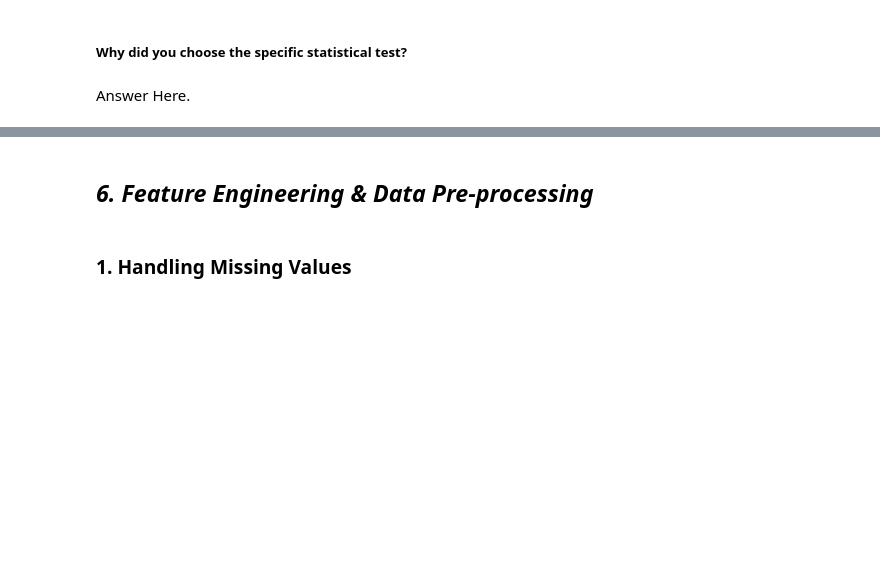
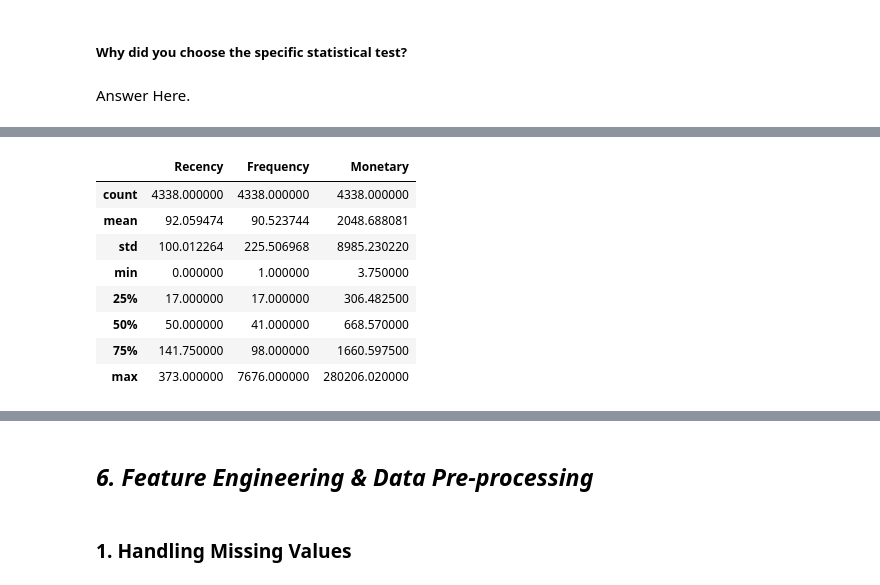
Before and after one commit to akshat-mishra-ds/Myntra-Online-Retail-Customer-Segmentation, a Jupyter notebook: Myntra_Online_Retail_Customer_Segmentation.ipynb, the cells around one changed output, grey strips where cells are left out. Cells and saved outputs as stored; diff of their text form; code cells hidden in the pictures; blank space fills up the shorter version.

```diff
--- a/Myntra_Online_Retail_Customer_Segmentation.ipynb
+++ b/Myntra_Online_Retail_Customer_Segmentation.ipynb
@@ -846,0 +901,12 @@ Answer Here.
+# %%
+rfm_df.describe()
+# %% [output]
+|  | Recency | Frequency | Monetary |
+| count | 4338.000000 | 4338.000000 | 4338.000000 |
+| mean | 92.059474 | 90.523744 | 2048.688081 |
+| std | 100.012264 | 225.506968 | 8985.230220 |
+| min | 0.000000 | 1.000000 | 3.750000 |
+| 25% | 17.000000 | 17.000000 | 306.482500 |
+| 50% | 50.000000 | 41.000000 | 668.570000 |
+| 75% | 141.750000 | 98.000000 | 1660.597500 |
+| max | 373.000000 | 7676.000000 | 280206.020000 |
```
Also changed, not shown: parts of 37 cells of this notebook.
